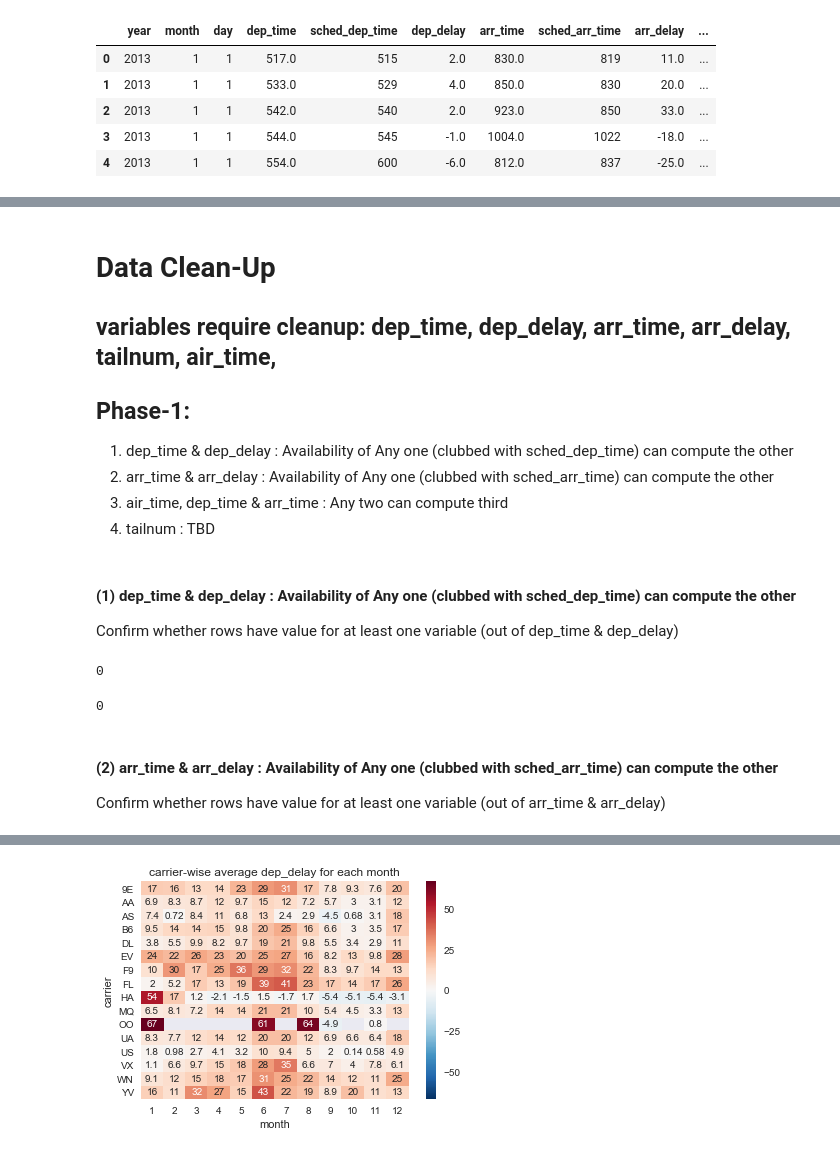
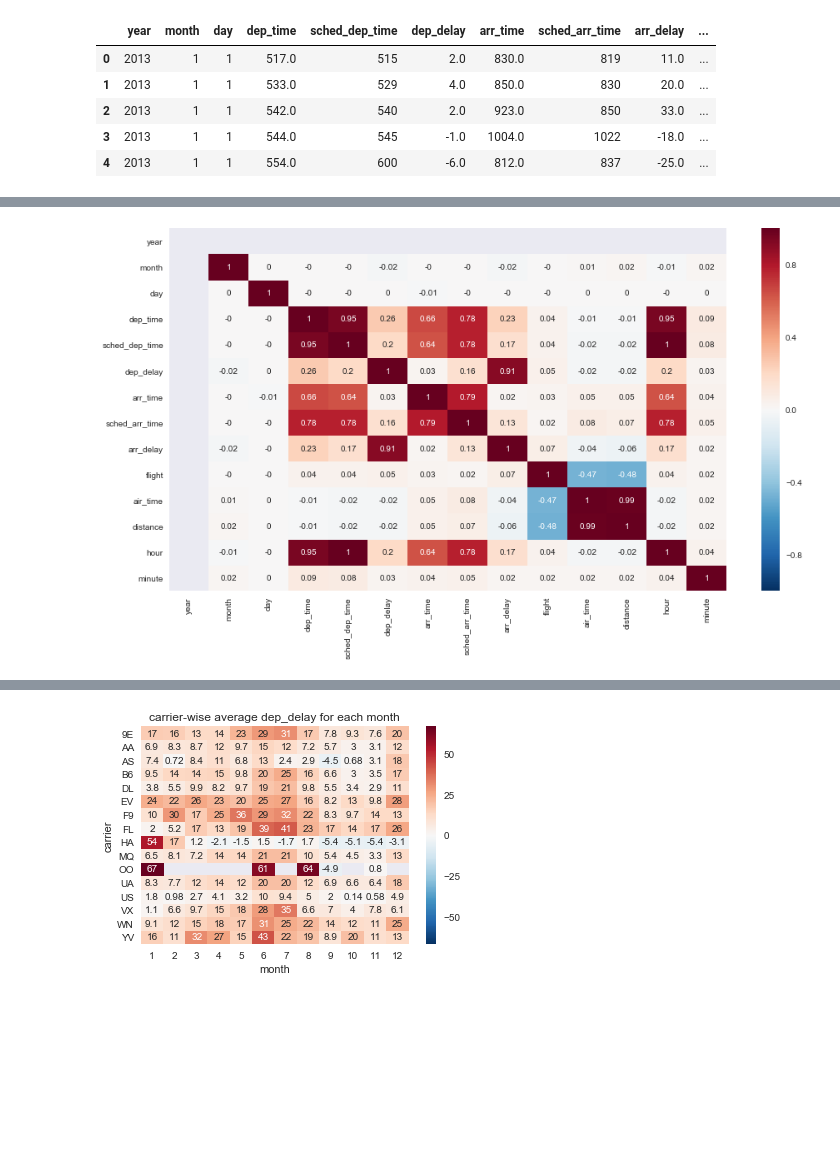
Before and after one commit to smahto243/Flight_Data, a Jupyter notebook: EDA_0_DataCleanUp.ipynb, the cells around one changed output, grey strips where cells are left out. Saved outputs shown, nothing was run; the diff lists cells and outputs as text; code cells hidden in the pictures; blank space fills up the shorter version.

Commit message:
Correlation used during clean-up

```diff
--- a/EDA_0_DataCleanUp.ipynb
+++ b/EDA_0_DataCleanUp.ipynb
@@ -106,26 +81,7 @@ Name: time_hour, dtype: int64
-# %% [markdown]
-# Data Clean-Up
-
-## variables require cleanup: dep_time, dep_delay, arr_time, arr_delay, tailnum, air_time,
-
-## Phase-1:
-1. dep_time & dep_delay  : Availability of Any one (clubbed with sched_dep_time) can compute the other
-2. arr_time & arr_delay  : Availability of Any one (clubbed with sched_arr_time) can compute the other
-3. air_time, dep_time & arr_time  : Any two can compute third
-4. tailnum   : TBD
-# %% [markdown]
-#### (1) dep_time & dep_delay : Availability of Any one (clubbed with sched_dep_time) can compute the other
-
- Confirm whether rows have value for at least one variable (out of dep_time & dep_delay)
-# %%
-np.sum( df["dep_time"].isnull() & df["dep_delay"].notnull() )      # 0: So dep_time cannot be filled using dep_delay
-np.sum( df["dep_time"].notnull() & df["dep_delay"].isnull() )      # 0: So dep_delay cannot be filled using dep_time
-
-# So "dep_time" & "dep_delay" both are missing simultaneously
-# %% [output]
-0
-0
-# %% [markdown]
-#### (2) arr_time & arr_delay : Availability of Any one (clubbed with sched_arr_time) can compute the other
-
-Confirm whether rows have value for at least one variable (out of arr_time & arr_delay)
+# %%
+plt.figure(figsize=(15,8))
+sns.heatmap( round(df.corr(),2), annot=True);
+
+# The only useful takeaway: air_time & distance are 99% correlated. Must be taken into account to estimate air_time
+# %% [output]
+[figure, added]
```
Also changed, not shown: parts of 30 cells of this notebook.
